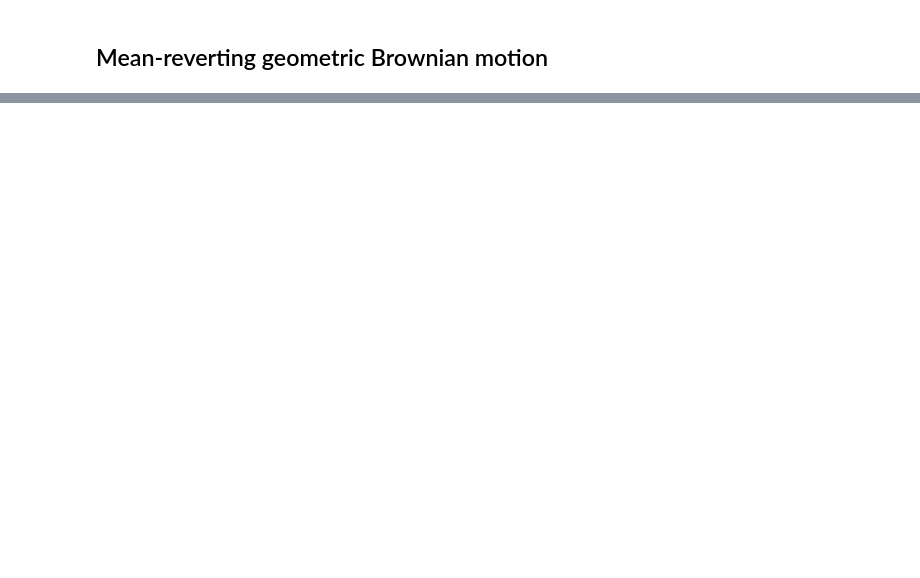
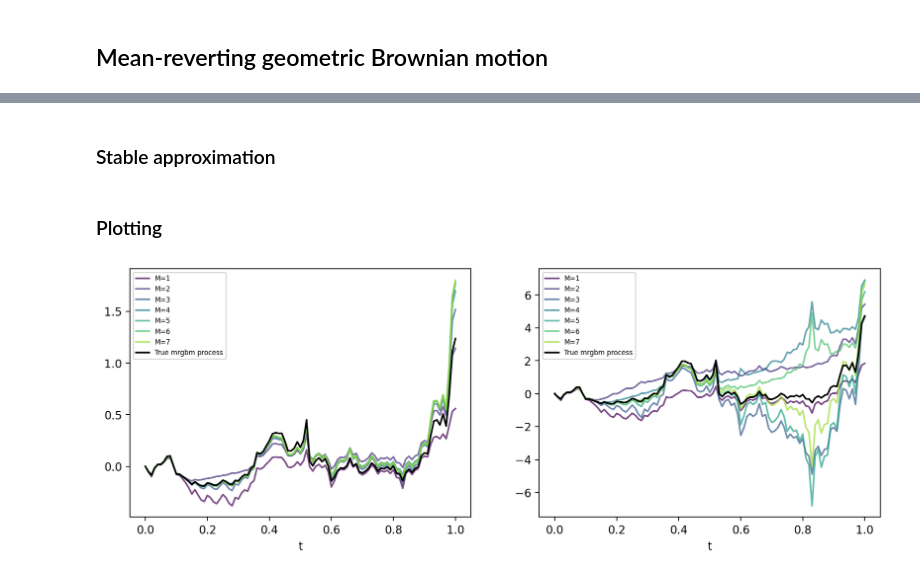
Before and after one commit to Sh3xe/signature-vol-model, a Jupyter notebook: notebook.ipynb, the cells around one changed output, grey strips where cells are left out. Cells and saved outputs as stored; diff of their text form; code cells hidden in the pictures; blank space fills up the shorter version.

```diff
--- a/notebook.ipynb
+++ b/notebook.ipynb
@@ -390,8 +370,0 @@ for sig_order in range(1, max_sig_order+1):
-# %%
-cols = generate_blue_to_red(len(sig_mrgbms_2)+1)
-for i in range(len(sig_mrgbms_2)):
-	plt.plot(times, sig_mrgbms_2[i].transpose(), color=cols[i], label=f"M={i+1}", alpha=0.7, linestyle="-")
-plt.plot(times, mrgbms.transpose(), label="True mrGBM process", color="black")
-plt.legend()
-plt.xlabel("t")
-plt.savefig("outputs/mrgbms_approx_stable.png")
@@ -399,0 +373,14 @@ plt.savefig("outputs/mrgbms_approx_stable.png")
+# %%
+def generate_naive_mrgbm_sig(times, x0, kappa, etha, theta, alpha, max_sig_order):
+	mrgbms = generate_mrgbm(times.min(), times.max(), brownians, x0, kappa, etha, theta, alpha)
+	true_mrgbm_sig = compute_mrgbm_signature(x0, kappa, etha, theta, alpha, max_sig_order)
+
+	mrgbm_approx = []
+	for sig_order in range(1, max_sig_order+1):
+		# compute the mrgbm process using the signature volatility model
+		true_mrgbm_process_sig = bracket_with_process(true_mrgbm_sig[:sig_order+1], brownian_sig)
+		mrgbm_approx.append(true_mrgbm_process_sig)
+
+	return (mrgbms, mrgbm_approx)
+# %% [markdown]
+### Stable approximation
@@ -399,0 +421,27 @@ plt.savefig("outputs/mrgbms_approx_stable.png")
+# %% [markdown]
+### Plotting
+# %%
+(mrgbms_1, mrgbm_approx_1) = generate_naive_mrgbm_sig(times, x0, kappa=1, etha=0.5, theta=0.25, alpha=1.6, max_sig_order=max_sig_order)
+(mrgbms_2, mrgbm_approx_2) = generate_naive_mrgbm_sig(times, x0, kappa=4, etha=2, theta=0.25, alpha=2, max_sig_order=max_sig_order)
+
+ols = generate_blue_to_red(len(mrgbm_approx_1)+1)
+
+fig, (ax1, ax2) = plt.subplots(1, 2, figsize=(12, 4))
+
+# first set of parameters
+for i in range(len(mrgbm_approx_1)):
+	ax1.plot(times, mrgbm_approx_1[i].transpose(), color=cols[i], label=f"M={i+1}", alpha=0.7, linestyle="-")
+ax1.plot(times, mrgbms_1.transpose(), label="True mrgbm process", color="black")
+ax1.legend(fontsize=6)
+ax1.set_xlabel("t")
+
+# and the second one...
+for i in range(len(mrgbm_approx_2)):
+	ax2.plot(times, mrgbm_approx_2[i].transpose(), color=cols[i], label=f"M={i+1}", alpha=0.7, linestyle="-")
+ax2.plot(times, mrgbms_2.transpose(), label="True mrgbm process", color="black")
+ax2.legend(fontsize=6)
+ax2.set_xlabel("t")
+
+plt.savefig("outputs/mrgbm_approx_naive.png")
+# %% [output]
+[figure, added]
```
Also changed, not shown: parts of 25 cells of this notebook, 5 other files.
